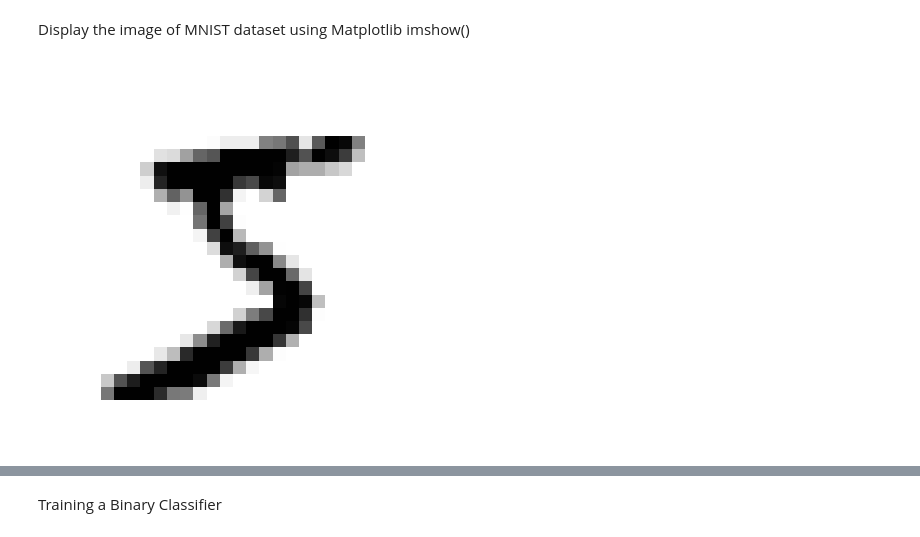
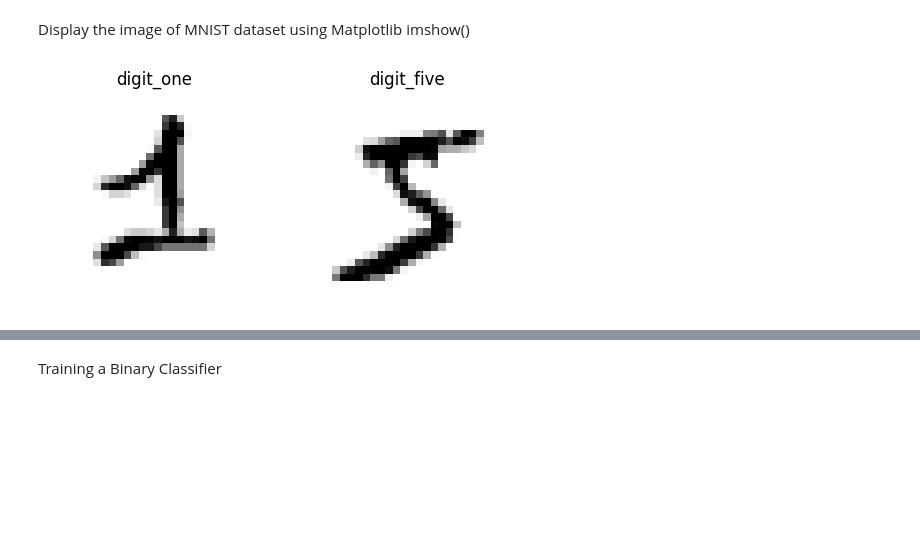
Before and after one commit to sunodmongia/MNIST, a Jupyter notebook: mnist.ipynb, the cells around one changed output, grey strips where cells are left out. Drawn from its saved outputs; the diff is of its cells as text; code cells hidden in the pictures; blank space fills up the shorter version.

```diff
--- a/mnist.ipynb
+++ b/mnist.ipynb
@@ -31,14 +32,26 @@ Display the image of MNIST dataset using Matplotlib imshow()
 # %%
 import matplotlib.pyplot as plt
 
-def plot_digits(image_data):
-    image = image_data.reshape(28, 28)
+
+def plot_digits(image):
+    image = image.reshape(28, 28)
     plt.imshow(image, cmap="binary")
     plt.axis("off")
 
-some_digit = X[24]
+
 digit_five = X[0]
+digit_one = X[24]
+
+plt.figure(figsize=(6, 3))
+
+plt.subplot(1, 2, 1)
+plot_digits(digit_one)
+plt.title("digit_one")
+
+plt.subplot(1, 2, 2)
 plot_digits(digit_five)
+plt.title("digit_five")
+
 plt.show()
 # %% [output]
-[figure, old version]
+[figure, new version]
```
Also changed, not shown: parts of 13 cells of this notebook.
